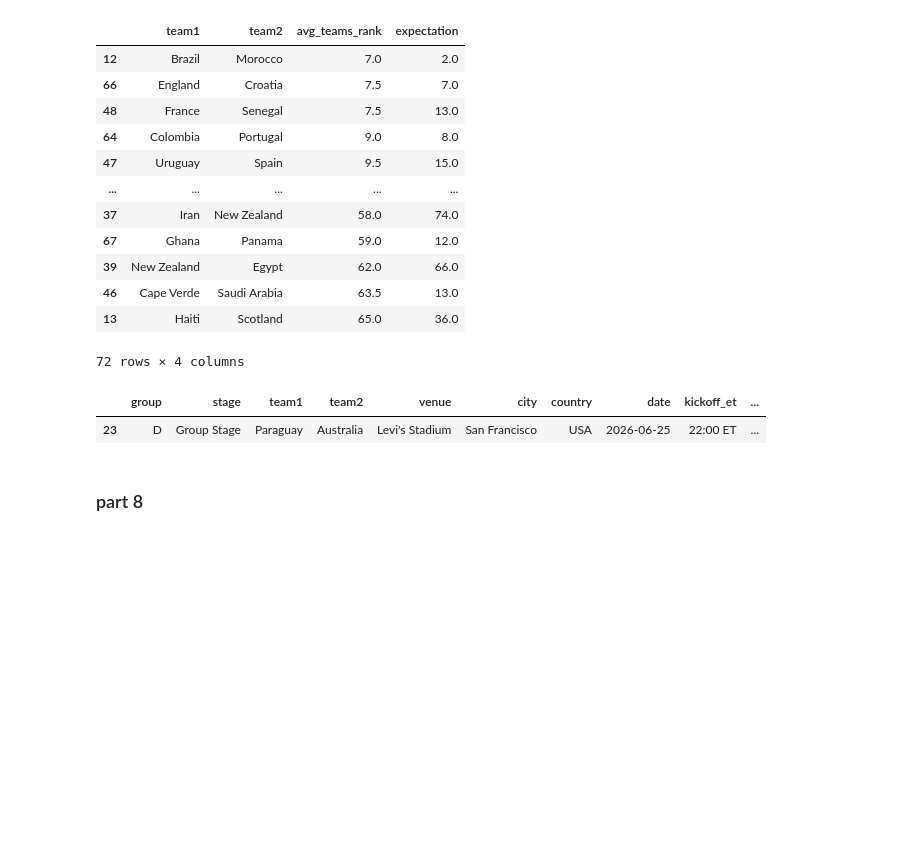
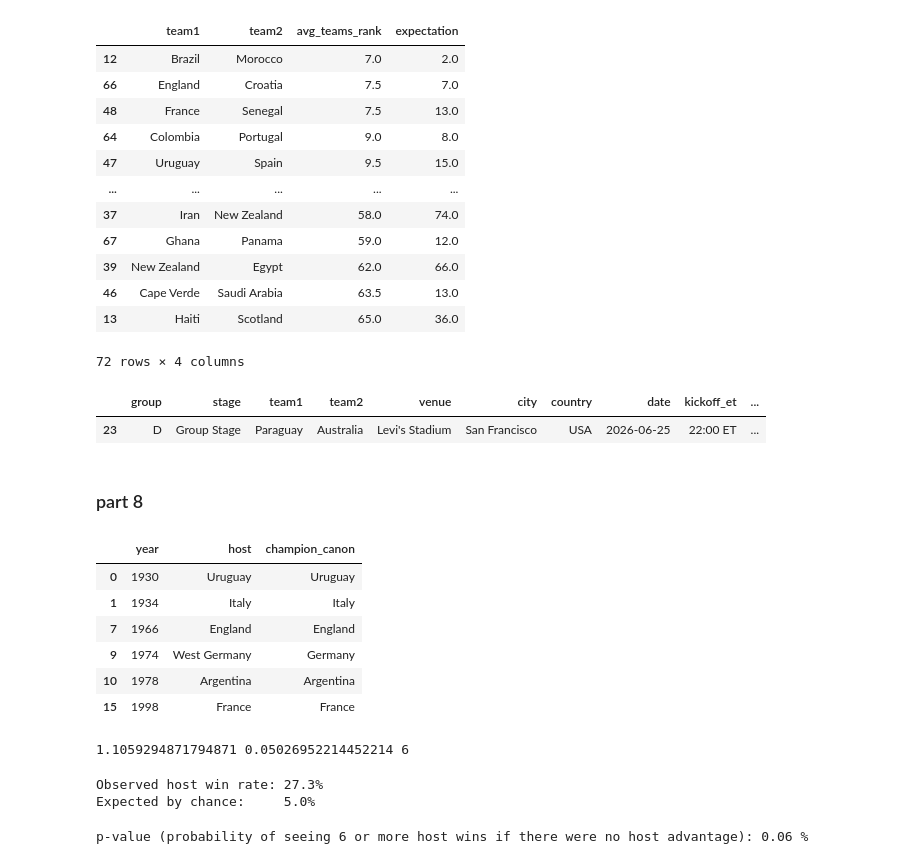
Before and after one commit to iMohamed-XD/Tamkeen, a Jupyter notebook: 5-data_project/Analytics.ipynb, the cells around one changed output. Saved outputs shown, nothing was run; the diff lists cells and outputs as text; code cells hidden in the pictures; blank space fills up the shorter version.

```diff
--- a/5-data_project/Analytics.ipynb
+++ b/5-data_project/Analytics.ipynb
@@ -540,3 +540,40 @@ fig.update_traces(textinfo="label+percent parent")
 fig.show()
 # %% [markdown]
 ### part 8
+# %%
+hosts_won = df_editions[df_editions["host_won"]]
+hosts_won[["year", "host", "champion_canon"]]
+# hosts that won the World Cup: Uruguay 1930, Italy 1934, England 1966, Germany 1974, Argentina 1978, France 1998
+# %% [output]
+|  | year | host | champion_canon |
+| 0 | 1930 | Uruguay | Uruguay |
+| 1 | 1934 | Italy | Italy |
+| 7 | 1966 | England | England |
+| 9 | 1974 | West Germany | Germany |
+| 10 | 1978 | Argentina | Argentina |
+| 15 | 1998 | France | France |
+# %%
+# Chance of any one team winning if all teams were equal, per edition
+df_editions["baseline"] = 1 / df_editions["teams"]
+
+expected_wins = df_editions["baseline"].sum()      # expected host wins by luck
+avg_baseline = df_editions["baseline"].mean()      # average per-edition chance
+observed_wins = int(df_editions["host_won"].sum()) # True counts as 1
+
+print(expected_wins, avg_baseline, observed_wins)
+# %% [output]
+1.1059294871794871 0.05026952214452214 6
+# %%
+n = len(df_editions)  # 22
+
+print(f"Observed host win rate: {observed_wins / n:.1%}")
+print(f"Expected by chance:     {avg_baseline:.1%}")
+# %% [output]
+Observed host win rate: 27.3%
+Expected by chance:     5.0%
+# %%
+result = stats.binomtest(k=observed_wins, n=n, p=avg_baseline, alternative="greater")
+print(f"p-value (probability of seeing 6 or more host wins if there were no host advantage): {(result.pvalue * 100):.2f} %")
+# so not statistically significant, but still interesting to note that hosts have won 6 times, which is more than expected by chance
+# %% [output]
+p-value (probability of seeing 6 or more host wins if there were no host advantage): 0.06 %
```
Also changed, not shown: parts of 5 cells of this notebook, 1 other file.
